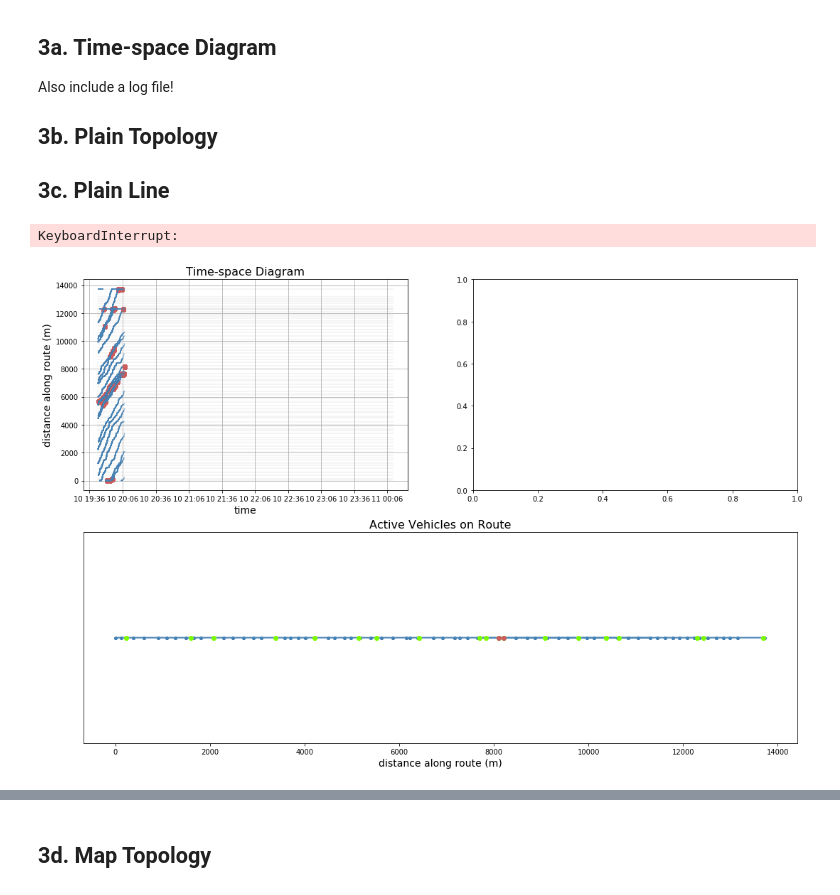
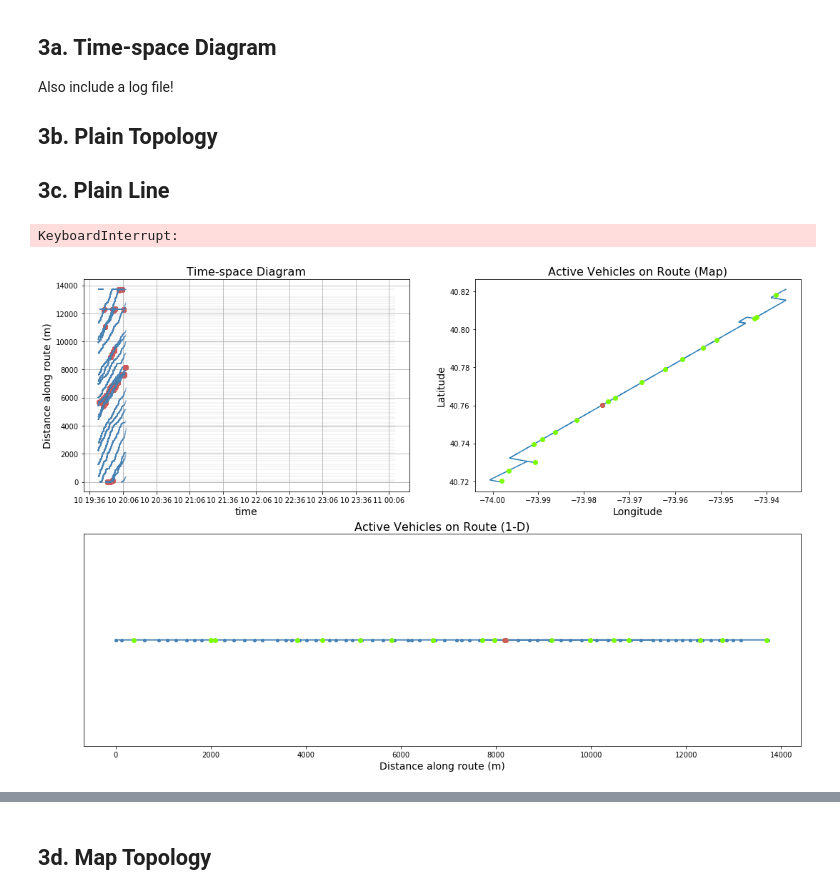
Before and after one commit to ywnch/buskit, a Jupyter notebook: sandbox_main.ipynb, the cells around one changed output, grey strips where cells are left out. Saved outputs shown, nothing was run; the diff lists cells and outputs as text; code cells hidden in the pictures.

```diff
--- a/sandbox_main.ipynb
+++ b/sandbox_main.ipynb
@@ -195,3 +211,8 @@ shape_gdf.plot(facecolor='r', edgecolor='k', markersize=0.5, figsize=(10,10))
 # %% [markdown]
 ## 2c. Shapefile
 Caveat: currently, I haven't found a good source that provides official or reliable constant update, but if there is one, this one is probably the easiest way
+# %%
+# read route shapefile
+gdf = gpd.read_file("MTA_shp/bus_routes_nyc_aug2017.shp")
+gdf.to_crs(epsg=4326, inplace=True)
+gdf.head()
@@ -197,0 +226,8 @@ Caveat: currently, I haven't found a good source that provides official or relia
+# %%
+# specify line and direction query
+lineref = 'M1'
+direction = 1
+
+# plot route
+route_M1_1 = gdf[gdf['route_dir'] == '%s_%s'%(lineref, direction)]
+route_M1_1.plot()
@@ -219,57 +258,66 @@ ax1 = fig.add_subplot(221)
 ax2 = fig.add_subplot(222)
 ax3 = fig.add_subplot(212)
 
-
 # plot CallDistanceAlongRoute (bus stops)
 [ax1.plot([df['RecordedAtTime'].min(), df['RecordedAtTime'].max()], [i, i], color='gray', alpha=0.1) for i in df['CallDistanceAlongRoute'].unique()]
 p1, = ax1.plot([], [], '-', color='steelblue')
 
 ax1.grid()
 ax1.set_xlabel("time", fontsize=14)
-ax1.set_ylabel("distance along route (m)", fontsize=14)
+ax1.set_ylabel("Distance along route (m)", fontsize=14)
 ax1.set_title("Time-space Diagram", fontsize=16)
 
+# plot route shape on map (2-D)
+route_M1_1.plot(ax=ax2)
+p7, = ax2.plot([], [], 'o', color='lawngreen')
+p2, = ax2.plot([], [], 'o', color='indianred')
 
+ax2.set_ylabel("Latitude", fontsize=14)
+ax2.set_xlabel("Longitude", fontsize=14)
+ax2.set_title("Active Vehicles on Route (Map)", fontsize=16)
 
-# plot dynamic route line topology
+# plot dynamic route line (1-D)
 ax3.plot(df['CallDistanceAlongRoute'], [0]*len(df), '.-', color='steelblue')
 p3, = ax3.plot([], [], 'o', color='lawngreen')
 p4, = ax3.plot([], [], 'o', color='indianred')
 
 ax3.set_yticks([])
-ax3.set_xlabel("distance along route (m)", fontsize=14)
-ax3.set_title("Active Vehicles on Route", fontsize=16)
+ax3.set_xlabel("Distance along route (m)", fontsize=14)
+ax3.set_title("Active Vehicles on Route (1-D)", fontsize=16)
 
+# update
+for i in range(0,df['ts'].max(),30):
 
-
-for i in range(0,df['ts'].max(),30):
     df3 = df[df['ts'] == i]
     df1 = df[df['ts'] <= i]
 
     # mark vehicles that are bunching
     df3.sort_values(['VehDistAlongRoute'], inplace=True)
     spacing = np.diff(df3['VehDistAlongRoute'])
     bunch = spacing < 100 # set threshold (meters) to be identified as BB
     bunch_a = np.array([False] + list(bunch))
     bunch_b = np.array(list(bunch) + [False])
     bunch = bunch_a + bunch_b
     bb_df = df3[bunch]
 
     # plot TSD for each vehicle
     for i, v in enumerate(df1['VehicleRef'].unique()):
         # subset data for single vehicle
         veh_df = df1[df1['VehicleRef'] == v]
         ax1.plot(veh_df['RecordedAtTime'], veh_df['VehDistAlongRoute'], '-', color='steelblue', alpha=0.5)
         ax1.plot(bb_df['RecordedAtTime'], bb_df['VehDistAlongRoute'], 'o', color='indianred', alpha=0.5)
         #ax1.annotate('%s'%v.split("_")[1], (list(veh_df['RecordedAtTime'])[0],list(veh_df['VehDistAlongRoute'])[0]))
 
+    p7.set_data(df3['Longitude'], df3['Latitude'])
+    p2.set_data(bb_df['Longitude'], bb_df['Latitude'])
     p3.set_data(df3['VehDistAlongRoute'], [0]*len(df3))
     p4.set_data(bb_df['VehDistAlongRoute'], [0]*len(bb_df))
     clear_output(wait=True)
     display(fig)
     time.sleep(1/time_coef)
-# plt.tight_layout()
-# plt.show()
+
+plt.tight_layout()
+plt.show()
 # %% [output]
 KeyboardInterrupt:
-[figure, old version]
+[figure, new version]
```
Also changed, not shown: parts of 10 cells of this notebook, 9 other files.
